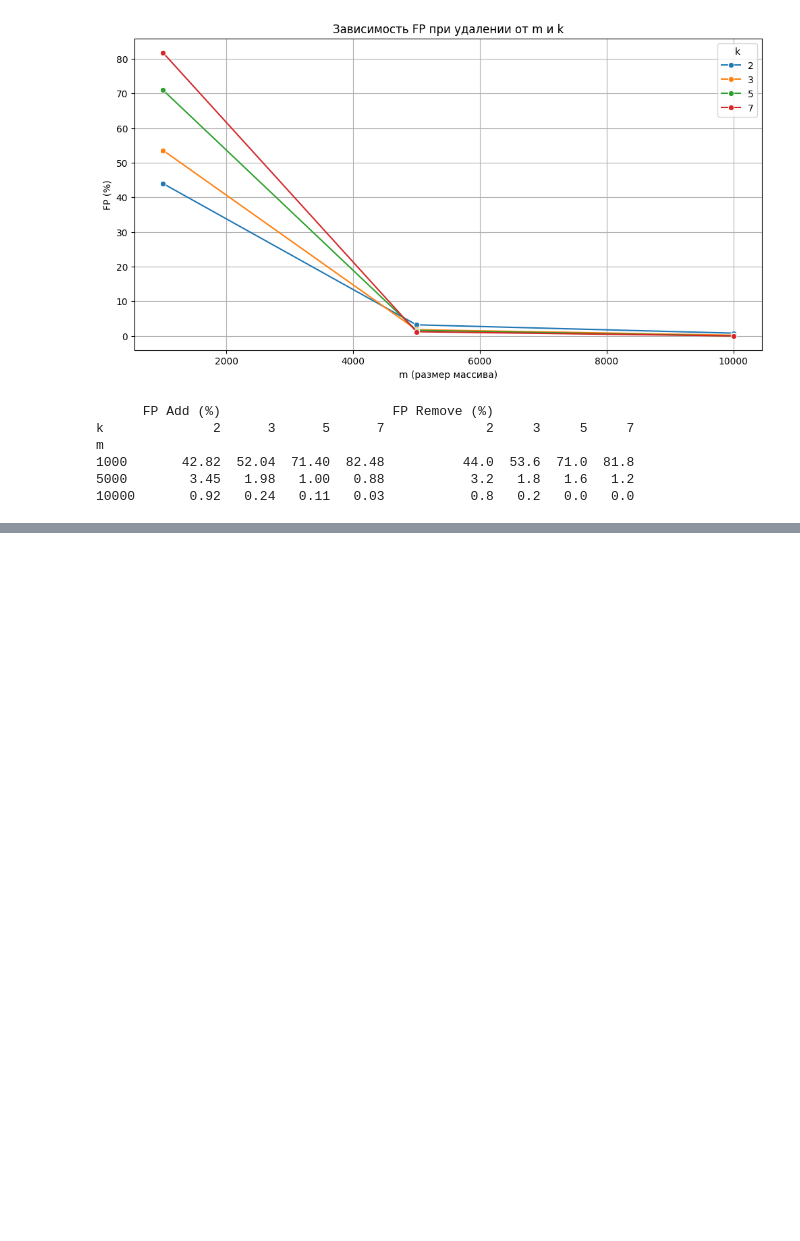
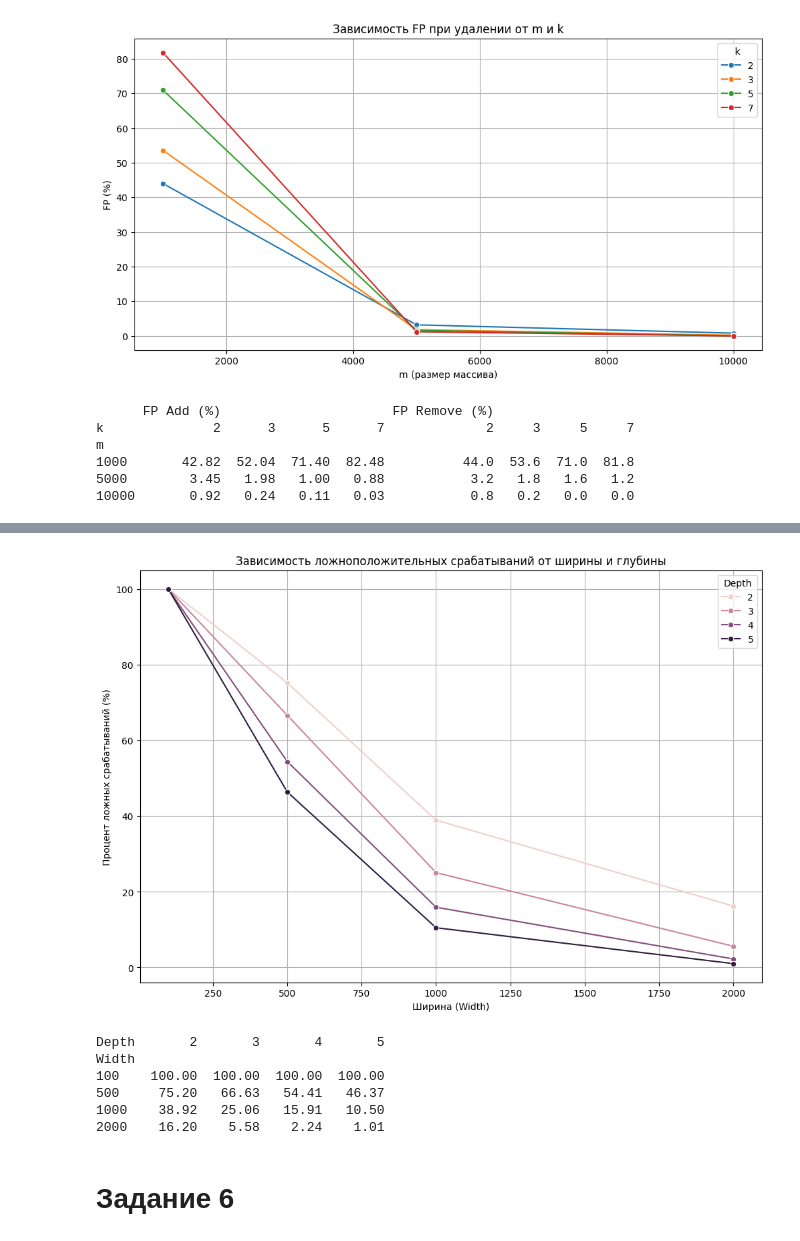
Before and after one commit to AlexeyRau/OMGTU, a Jupyter notebook: 2 курс/4 семестр/Практикум по программированию/lab1.ipynb, the cells around one changed output, grey strips where cells are left out. Saved outputs shown, nothing was run; the diff lists cells and outputs as text; code cells hidden in the pictures; blank space fills up the shorter version.

```diff
--- a/2 курс/4 семестр/Практикум по программированию/lab1.ipynb
+++ b/2 курс/4 семестр/Практикум по программированию/lab1.ipynb
@@ -237,0 +487,57 @@ m
+# %%
+def calculate_false_positive_rate(cms, added_set, test_items):
+    fp = 0
+    for item in test_items:
+        if cms.estimate(item) > 0 and item not in added_set:
+            fp += 1
+    return (fp / len(test_items)) * 100
+# %%
+num_elements = 1000
+num_test_elements = 10000
+width_values = [100, 500, 1000, 2000]
+depth_values = [2, 3, 4, 5]
+
+added_items = list(range(num_elements))
+added_set = set(added_items)
+test_items = list(range(num_elements, num_elements + num_test_elements))
+
+# Проверка на отсутствие пересечений
+assert set(test_items).isdisjoint(added_set), "Тестовые элементы не должны быть в добавленных"
+
+results = []
+for width in width_values:
+    for depth in depth_values:
+        cms = CountMinSketch(width, depth)
+        for item in added_items:
+            cms.add(item)
+        fp_rate = calculate_false_positive_rate(cms, added_set, test_items)
+        results.append({
+            'Width': width,
+            'Depth': depth,
+            'FP Rate (%)': fp_rate
+        })
+
+df = pd.DataFrame(results)
+
+# Визуализация
+plt.figure(figsize=(12, 8))
+sns.lineplot(data=df, x='Width', y='FP Rate (%)', hue='Depth', marker='o')
+plt.title('Зависимость ложноположительных срабатываний от ширины и глубины')
+plt.xlabel('Ширина (Width)')
+plt.ylabel('Процент ложных срабатываний (%)')
+plt.grid(True)
+plt.show()
+
+# Таблица результатов
+pivot_table = df.pivot(index='Width', columns='Depth', values='FP Rate (%)')
+print(pivot_table)
+# %% [output]
+[figure, added]
+Depth       2       3       4       5
+Width
+100    100.00  100.00  100.00  100.00
+500     75.20   66.63   54.41   46.37
+1000    38.92   25.06   15.91   10.50
+2000    16.20    5.58    2.24    1.01
+# %% [markdown]
+# Задание 6
```
Also changed, not shown: parts of 15 cells of this notebook.
